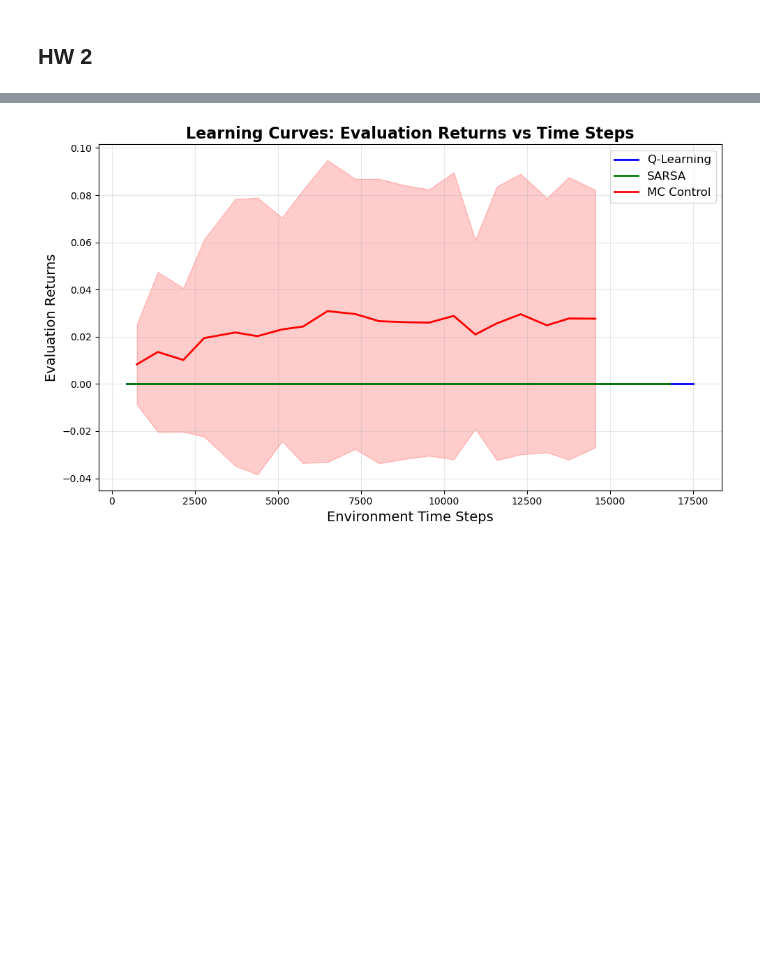
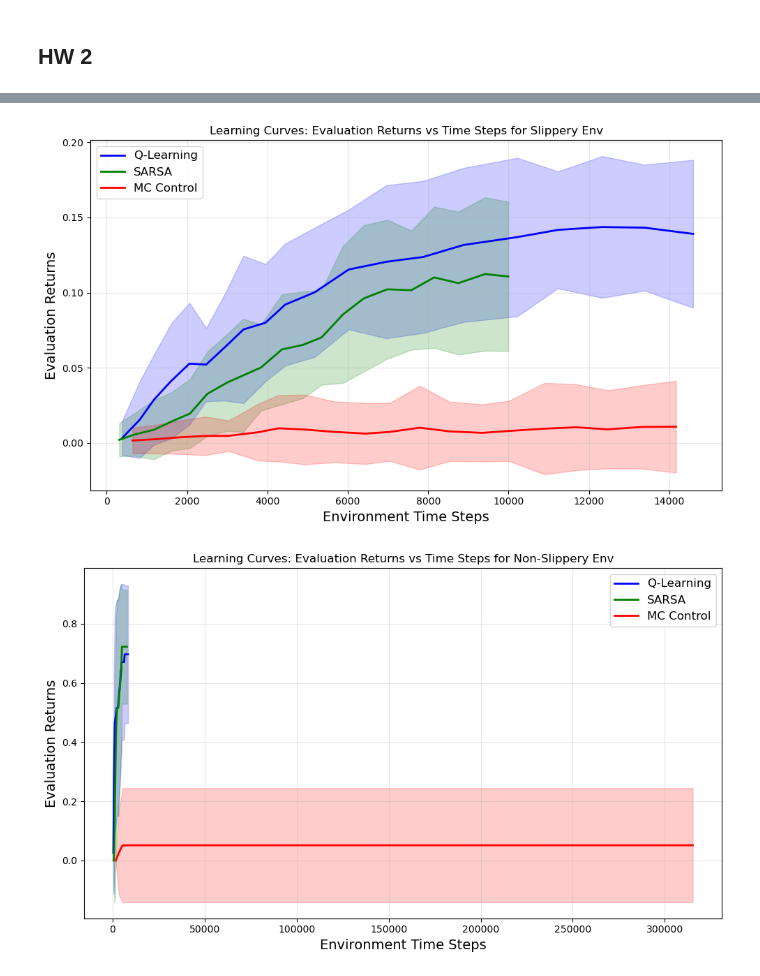
Before and after one commit to uiuc-ae598-rl-2025-fall/hw2-tabular-sh1shir, a Jupyter notebook: hw2.ipynb, the cells around one changed output, grey strips where cells are left out. Saved outputs shown, nothing was run; the diff lists cells and outputs as text; code cells hidden in the pictures; blank space fills up the shorter version.

```diff
--- a/hw2.ipynb
+++ b/hw2.ipynb
@@ -252,20 +258,14 @@ MC Control Run 10/10 complete
 # %%
 # non-slippery environment runs
 ql_timesteps_ns, ql_returns_ns, ql_Q_ns = q_learning(
-    env_non_slippery, num_episodes=1000, alpha=0.1,
-    epsilon_start=1.0, epsilon_end=0.0, epsilon_decay_steps=500,
-    gamma=gamma, eval_interval=50, eval_episodes=100, num_runs=10
+    env_non_slippery, num_episodes=1000
 )
 
 sarsa_timesteps_ns, sarsa_returns_ns, sarsa_Q_ns = sarsa_on_policy(
-    env_non_slippery, num_episodes=1000, alpha=0.1,
-    epsilon_start=1.0, epsilon_end=0.0, epsilon_decay_steps=500,
-    gamma=gamma, eval_interval=50, eval_episodes=100, num_runs=10
+    env_non_slippery, num_episodes=1000
 )
 
 mc_timesteps_ns, mc_returns_ns, mc_Q_ns = first_visit_mc_control(
-    env_non_slippery, num_episodes=1000,
-    epsilon=0.1,
-    gamma=gamma, eval_interval=50, eval_episodes=100, num_runs=10
+    env_non_slippery, num_episodes=1000
 )
 # %% [output]
@@ -273,7 +289,5 @@ KeyboardInterrupt:
 # %%
-def plot_learning_curves(ql_data, sarsa_data, mc_data):
-    """Plot evaluation returns vs timesteps for all three algorithms"""
-
+def plot_learning_curves_s(ql_data, sarsa_data, mc_data):
     fig, ax = plt.subplots(figsize=(10, 6))
 
     # Process Q-Learning
@@ -294,40 +308,84 @@ def plot_learning_curves(ql_data, sarsa_data, mc_data):
     mc_timesteps_array = np.array(mc_data[0])
     mc_returns_array = np.array(mc_data[1])
     mc_mean = np.mean(mc_returns_array, axis=0)
     mc_std = np.std(mc_returns_array, axis=0)
     mc_timesteps = mc_timesteps_array[0]
 
     # Plot
     ax.plot(ql_timesteps, ql_mean, linewidth=2, label='Q-Learning', color='blue')
     ax.fill_between(ql_timesteps, ql_mean - ql_std, ql_mean + ql_std, alpha=0.2, color='blue')
 
     ax.plot(sarsa_timesteps, sarsa_mean, linewidth=2, label='SARSA', color='green')
     ax.fill_between(sarsa_timesteps, sarsa_mean - sarsa_std, sarsa_mean + sarsa_std, alpha=0.2, color='green')
 
     ax.plot(mc_timesteps, mc_mean, linewidth=2, label='MC Control', color='red')
     ax.fill_between(mc_timesteps, mc_mean - mc_std, mc_mean + mc_std, alpha=0.2, color='red')
 
     ax.set_xlabel('Environment Time Steps', fontsize=14)
     ax.set_ylabel('Evaluation Returns', fontsize=14)
-    ax.set_title('Learning Curves: Evaluation Returns vs Time Steps', fontsize=16, fontweight='bold')
+    ax.set_title('Learning Curves: Evaluation Returns vs Time Steps for Slippery Env')
     ax.legend(fontsize=12)
     ax.grid(True, alpha=0.3)
 
     plt.tight_layout()
-    plt.savefig('learning_curves.png', dpi=300, bbox_inches='tight')
+    plt.show()
+
+
+def plot_learning_curves_ns(ql_data, sarsa_data, mc_data):
+    fig, ax = plt.subplots(figsize=(10, 6))
+
+    # Process Q-Learning
+    ql_timesteps_array = np.array(ql_data[0])
+    ql_returns_array = np.array(ql_data[1])
+    ql_mean = np.mean(ql_returns_array, axis=0)
+    ql_std = np.std(ql_returns_array, axis=0)
+    ql_timesteps = ql_timesteps_array[0]
+
+    # Process SARSA
+    sarsa_timesteps_array = np.array(sarsa_data[0])
+    sarsa_returns_array = np.array(sarsa_data[1])
+    sarsa_mean = np.mean(sarsa_returns_array, axis=0)
+    sarsa_std = np.std(sarsa_returns_array, axis=0)
+    sarsa_timesteps = sarsa_timesteps_array[0]
+
+    # Process MC Control
+    mc_timesteps_array = np.array(mc_data[0])
+    mc_returns_array = np.array(mc_data[1])
+    mc_mean = np.mean(mc_returns_array, axis=0)
+    mc_std = np.std(mc_returns_array, axis=0)
+    mc_timesteps = mc_timesteps_array[0]
+
+    # Plot
+    ax.plot(ql_timesteps, ql_mean, linewidth=2, label='Q-Learning', color='blue')
+    ax.fill_between(ql_timesteps, ql_mean - ql_std, ql_mean + ql_std, alpha=0.2, color='blue')
+
+    ax.plot(sarsa_timesteps, sarsa_mean, linewidth=2, label='SARSA', color='green')
+    ax.fill_between(sarsa_timesteps, sarsa_mean - sarsa_std, sarsa_mean + sarsa_std, alpha=0.2, color='green')
+
+    ax.plot(mc_timesteps, mc_mean, linewidth=2, label='MC Control', color='red')
+    ax.fill_between(mc_timesteps, mc_mean - mc_std, mc_mean + mc_std, alpha=0.2, color='red')
+
+    ax.set_xlabel('Environment Time Steps', fontsize=14)
+    ax.set_ylabel('Evaluation Returns', fontsize=14)
+    ax.set_title('Learning Curves: Evaluation Returns vs Time Steps for Non-Slippery Env')
+    ax.legend(fontsize=12)
+    ax.grid(True, alpha=0.3)
+
+    plt.tight_layout()
     plt.show()
 
 # Plot
-plot_learning_curves(
+plot_learning_curves_s(
     (ql_timesteps, ql_returns),
     (sarsa_timesteps, sarsa_returns),
     (mc_timesteps, mc_returns),
 )
-# plot_learning_curves(
-#     (ql_timesteps_ns, ql_returns_ns),
-#     (sarsa_timesteps_ns, sarsa_returns_ns),
-#     (mc_timesteps_ns, mc_returns_ns)
-# )
+plot_learning_curves_ns(
+    (ql_timesteps_ns, ql_returns_ns),
+    (sarsa_timesteps_ns, sarsa_returns_ns),
+    (mc_timesteps_ns, mc_returns_ns)
+)
 # %% [output]
-[figure, old version]
+[figure, new version]
+[figure, added]
 # %%
```
Also changed, not shown: parts of 8 cells of this notebook, 5 other files.
